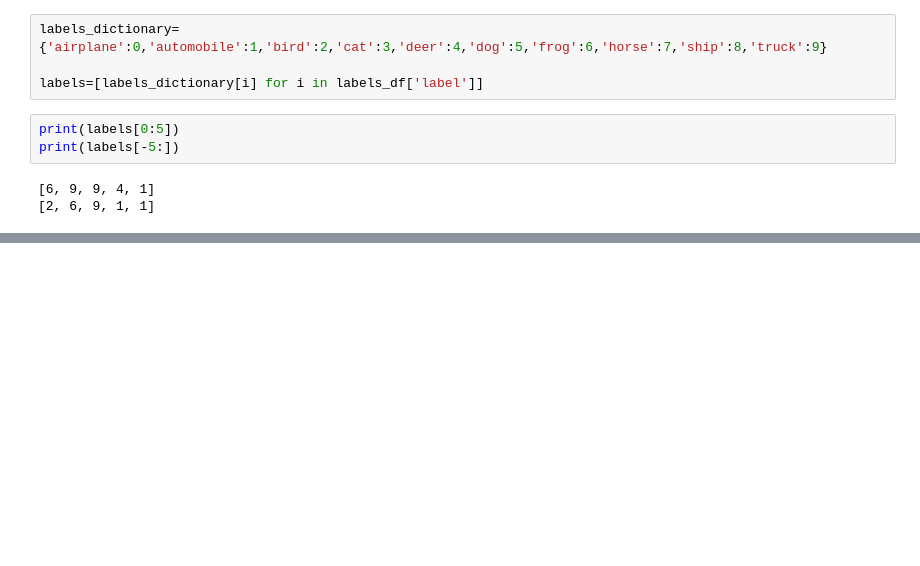
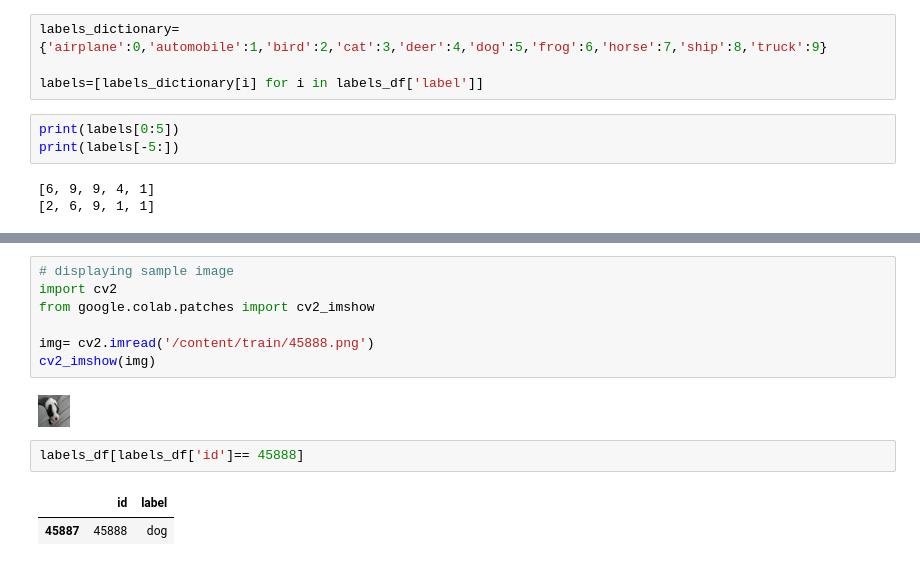
Before and after one commit to yaicianis/Object-Recognition-using-ResNet50, a Jupyter notebook: Object_Recognition_using_ResNet50.ipynb, the cells around one changed output, grey strips where cells are left out. Cells and saved outputs as stored; diff of their text form; blank space fills up the shorter version.

```diff
--- a/Object_Recognition_using_ResNet50.ipynb
+++ b/Object_Recognition_using_ResNet50.ipynb
@@ -178,0 +188,14 @@ print(labels[-5:])
+# %%
+# displaying sample image
+import cv2
+from google.colab.patches import cv2_imshow
+
+img= cv2.imread('/content/train/45888.png')
+cv2_imshow(img)
+# %% [output]
+[figure, added]
+# %%
+labels_df[labels_df['id']== 45888]
+# %% [output]
+|  | id | label |
+| 45887 | 45888 | dog |
```
Also changed, not shown: parts of 24 cells of this notebook.
